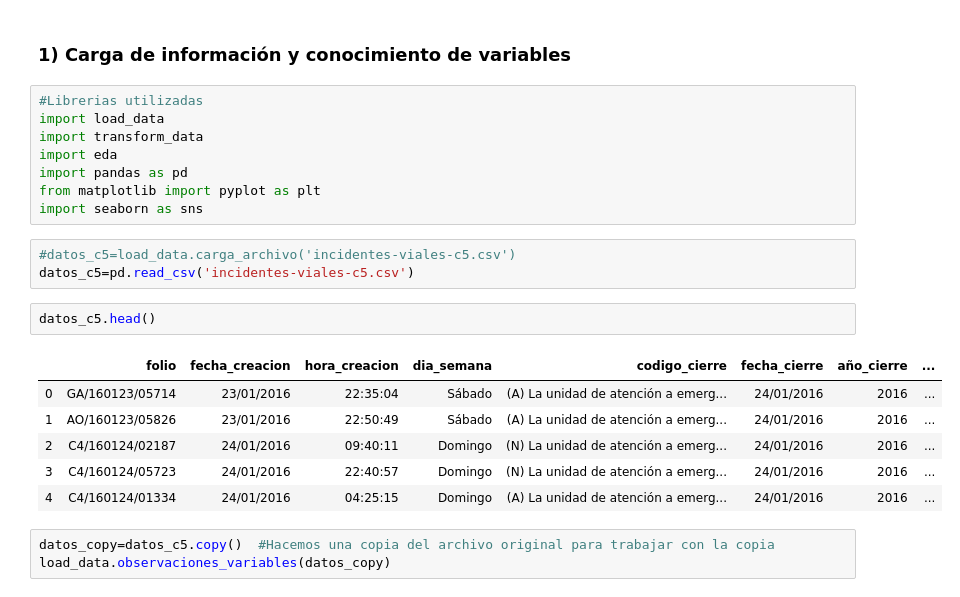
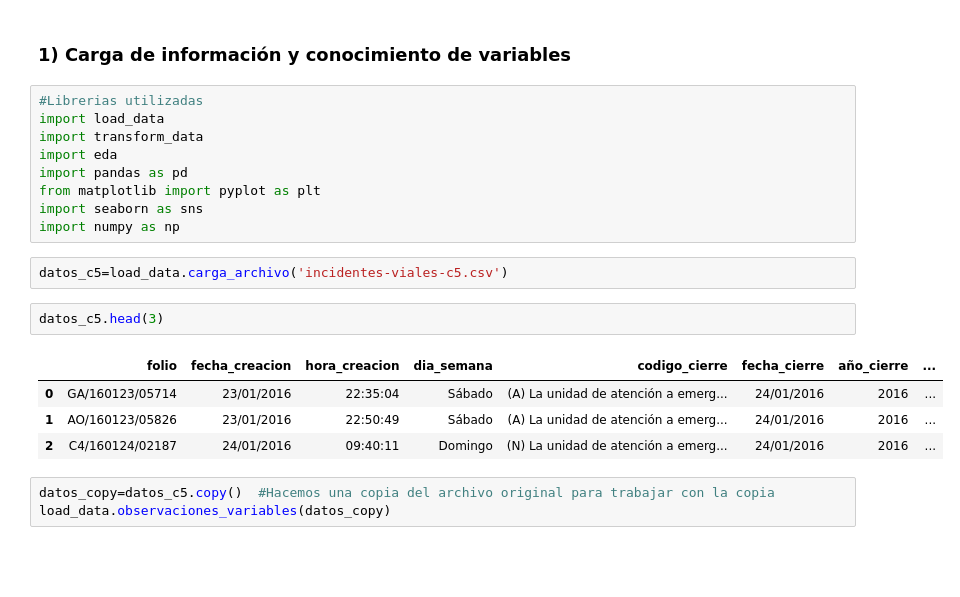
Before and after one commit to ArquitecturaProductoDatos7/Diseno_producto_de_datos-, a Jupyter notebook: EDA/EDA_c5.ipynb, the cells around one changed output. Cells and saved outputs as stored; diff of their text form; blank space fills up the shorter version.

```diff
--- a/EDA/EDA_c5.ipynb
+++ b/EDA/EDA_c5.ipynb
@@ -40,18 +40,16 @@ import eda
 import pandas as pd
 from matplotlib import pyplot as plt
 import seaborn as sns
+import numpy as np
 # %%
-#datos_c5=load_data.carga_archivo('incidentes-viales-c5.csv')
-datos_c5=pd.read_csv('incidentes-viales-c5.csv')
+datos_c5=load_data.carga_archivo('incidentes-viales-c5.csv')
 # %%
-datos_c5.head()
+datos_c5.head(3)
 # %% [output]
 |  | folio | fecha_creacion | hora_creacion | dia_semana | codigo_cierre | fecha_cierre | año_cierre | ... |
 | 0 | GA/160123/05714 | 23/01/2016 | 22:35:04 | Sábado | (A) La unidad de atención a emerg... | 24/01/2016 | 2016 | ... |
 | 1 | AO/160123/05826 | 23/01/2016 | 22:50:49 | Sábado | (A) La unidad de atención a emerg... | 24/01/2016 | 2016 | ... |
 | 2 | C4/160124/02187 | 24/01/2016 | 09:40:11 | Domingo | (N) La unidad de atención a emerg... | 24/01/2016 | 2016 | ... |
-| 3 | C4/160124/05723 | 24/01/2016 | 22:40:57 | Domingo | (N) La unidad de atención a emerg... | 24/01/2016 | 2016 | ... |
-| 4 | C4/160124/01334 | 24/01/2016 | 04:25:15 | Domingo | (A) La unidad de atención a emerg... | 24/01/2016 | 2016 | ... |
 # %%
 datos_copy=datos_c5.copy()  #Hacemos una copia del archivo original para trabajar con la copia
 load_data.observaciones_variables(datos_copy)
```
Also changed, not shown: parts of 27 cells of this notebook.
